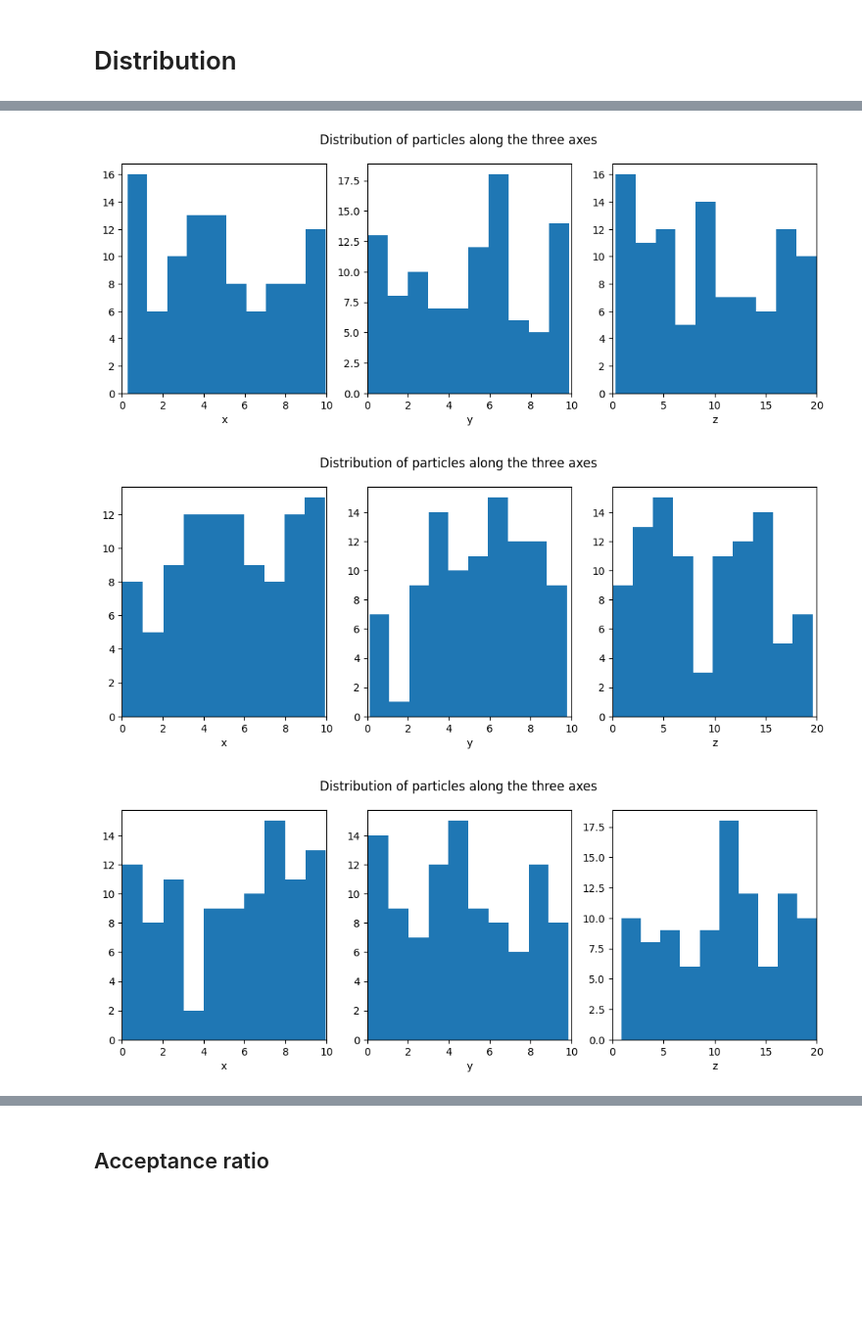
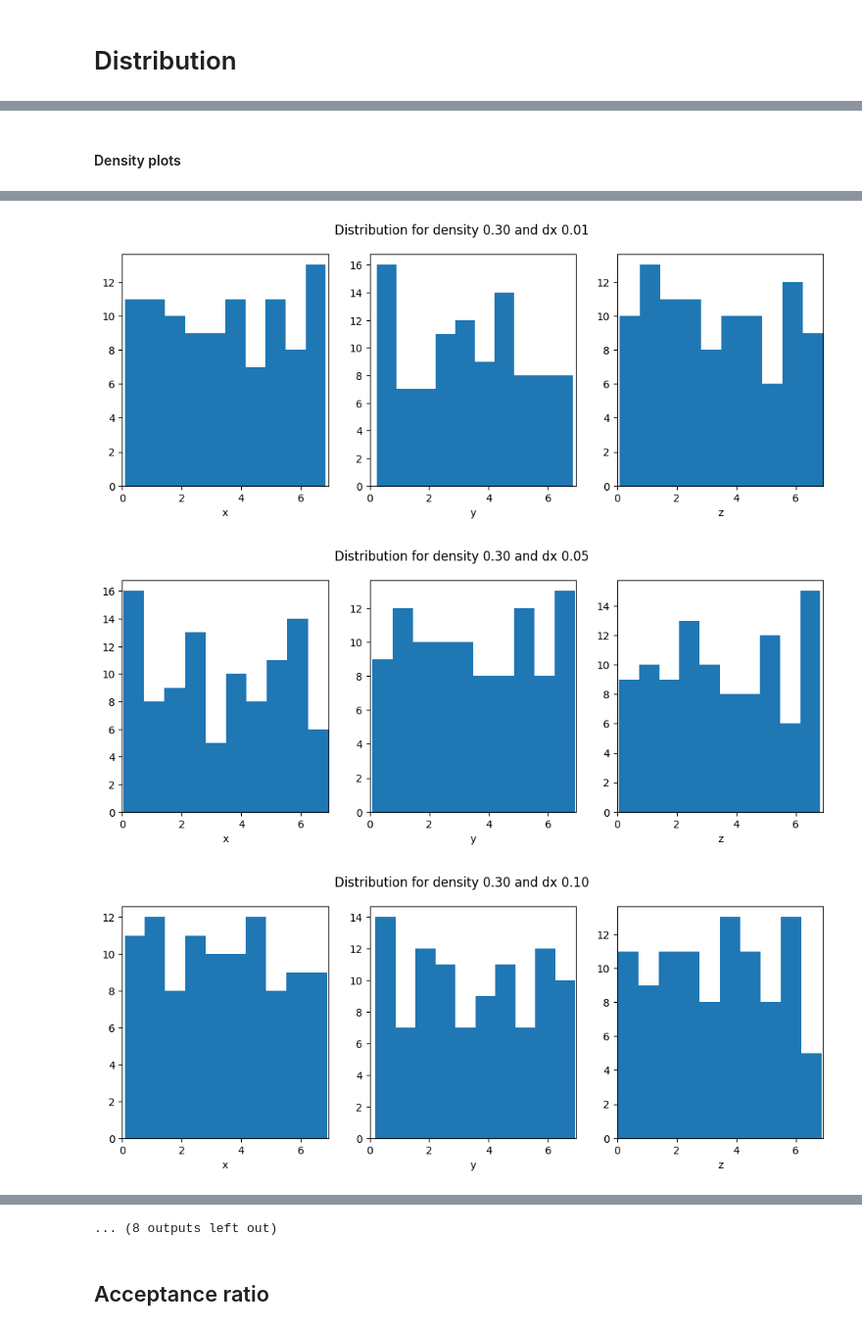
Before and after one commit to ivergro/Soft-Matter-Physics, a Jupyter notebook: Exercise_9_MC/results.ipynb, the cells around one changed output, grey strips where cells are left out. Shown at 98% size. Cells and saved outputs as stored; diff of their text form; code cells hidden in the pictures; blank space fills up the shorter version.

Commit message:
added plotting of P/density plane

```diff
--- a/Exercise_9_MC/results.ipynb
+++ b/Exercise_9_MC/results.ipynb
@@ -5,5 +5,5 @@ import matplotlib.pyplot as plt
 import numpy as np
 # %%
 dxs = [0.01, 0.05, 0.10, 0.50, 1.00]
-densities = [0.05, 0.30, 0.50]
+densities = [0.05, 0.30, 0.50, 1.00]
 # %%
@@ -39,12 +64,0 @@ for line in lines[15:]:
-# %%
-fig, axes = plt.subplots(1, 3, figsize=(12, 4))
-for i in range(3):
-    i_ax_vals = [pos[i] for pos in positions]
-    axes[i].hist(i_ax_vals)#, bins=50, density=True)
-    axes[i].set_xlim([0, parameters[f"box_{'xyz'[i]}"]])
-    print(f"Average distribution along axis {i}: {sum(i_ax_vals)/len(i_ax_vals)}")
-axes[0].set_xlabel('x')
-axes[1].set_xlabel('y')
-axes[2].set_xlabel('z')
-fig.suptitle("Distribution of particles along the three axes")
-plt.show()
@@ -100,14 +67,21 @@ param, res, all_pos = read_values(0.05,0.01)
+# %% [markdown]
+#### Density plots
 # %%
-for i in range(10):
-    fig, axes = plt.subplots(1, 3, figsize=(12, 4))
-    for j in range(3):
-        i_ax_vals = [pos[j] for pos in all_pos[i]]
-        axes[j].hist(i_ax_vals)#, bins=50, density=True)
-        axes[j].set_xlim([0, param[f"box_{'xyz'[j]}"]])
-        print(f"Average distribution along axis {j}: {sum(i_ax_vals)/len(i_ax_vals)}")
-    axes[0].set_xlabel('x')
-    axes[1].set_xlabel('y')
-    axes[2].set_xlabel('z')
-    fig.suptitle("Distribution of particles along the three axes")
-# plt.show()
+from random import randint
+def plot_densities():
+    for density in densities:
+        for dx in dxs:
+            r_int = randint(0,9) #Plot one random realization per density and dx
+            fig, axes = plt.subplots(1, 3, figsize=(12, 4))
+            params, res, all_pos = read_values(density,dx)
+            for j in range(3):
+                i_ax_vals = [pos[j] for pos in all_pos[r_int]]
+                axes[j].hist(i_ax_vals)#, bins=50, density=True)
+                axes[j].set_xlim([0, params[f"box_{'xyz'[j]}"]])
+            axes[0].set_xlabel('x')
+            axes[1].set_xlabel('y')
+            axes[2].set_xlabel('z')
+            fig.suptitle("Distribution for density {:.2f} and dx {:.2f}".format(density,dx))
+
+plot_densities()
 # %% [output]
@@ -136,3 +93,3 @@ Average distribution along axis 2: 11.0043
-[figure, old version]
+[figure, new version]
-[figure, old version]
+[figure, new version]
-[figure, old version]
+[figure, new version]
@@ -141,3 +100,4 @@ Average distribution along axis 2: 11.0043
+... (8 outputs left out)
 # %% [markdown]
 ## Acceptance ratio
 # %%
```
Also changed, not shown: parts of 16 cells of this notebook.
